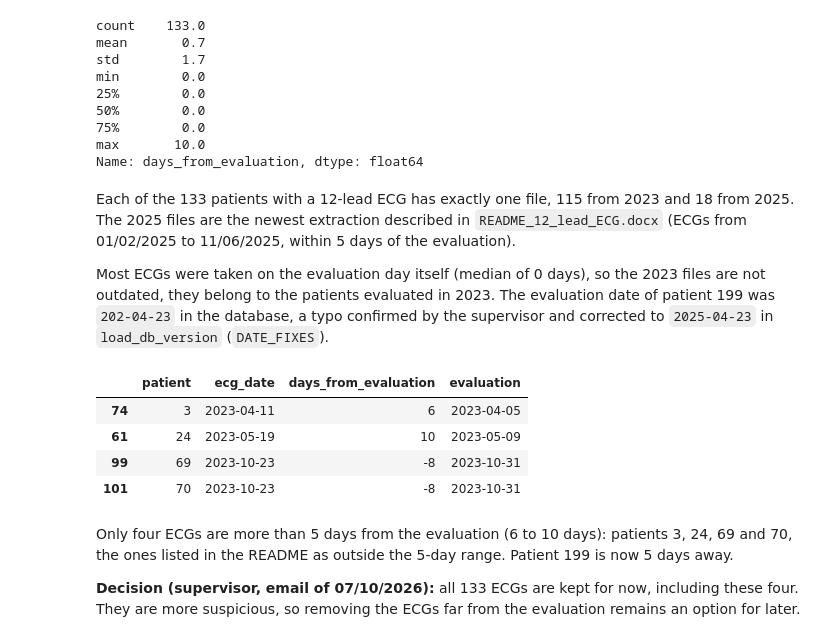
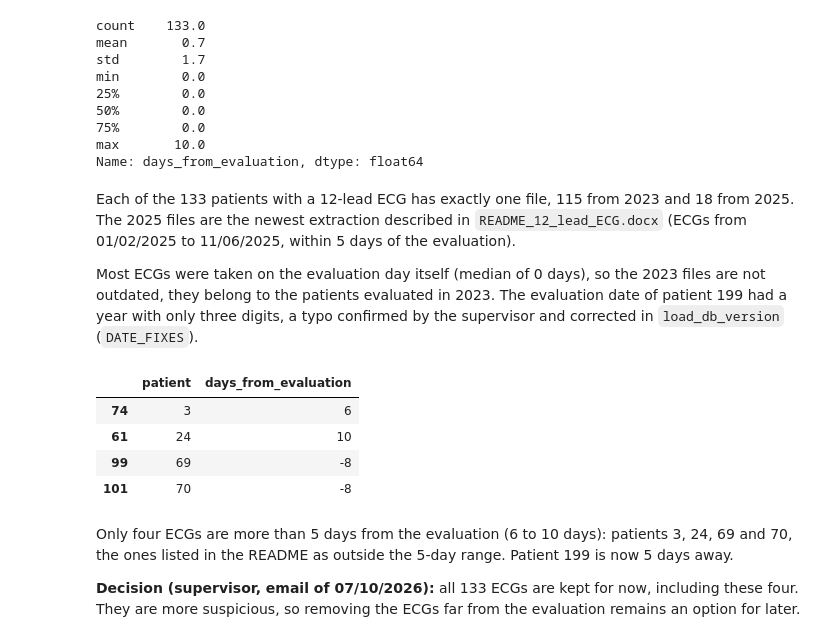
Before and after one commit to Alejandro-131004/cardio-trimodal-align, a Jupyter notebook: Notebooks/Data_Preparation.ipynb, the cells around one changed output. Saved outputs shown, nothing was run; the diff lists cells and outputs as text; code cells hidden in the pictures.

```diff
--- a/Notebooks/Data_Preparation.ipynb
+++ b/Notebooks/Data_Preparation.ipynb
@@ -553,16 +556,16 @@ Name: days_from_evaluation, dtype: float64
 # %% [markdown]
 Each of the 133 patients with a 12-lead ECG has exactly one file, 115 from 2023 and 18 from 2025. The 2025 files are the newest extraction described in `README_12_lead_ECG.docx` (ECGs from 01/02/2025 to 11/06/2025, within 5 days of the evaluation).
 
-Most ECGs were taken on the evaluation day itself (median of 0 days), so the 2023 files are not outdated, they belong to the patients evaluated in 2023. The evaluation date of patient 199 was `202-04-23` in the database, a typo confirmed by the supervisor and corrected to `2025-04-23` in `load_db_version` (`DATE_FIXES`).
+Most ECGs were taken on the evaluation day itself (median of 0 days), so the 2023 files are not outdated, they belong to the patients evaluated in 2023. The evaluation date of patient 199 had a year with only three digits, a typo confirmed by the supervisor and corrected in `load_db_version` (`DATE_FIXES`).
 # %%
-far = ecg12[ecg12["days_from_evaluation"].abs() > 5].assign(evaluation=lambda d: d["patient"].map(evaluation))
-far.sort_values("patient")
+far = ecg12[ecg12["days_from_evaluation"].abs() > 5]
+far.sort_values("patient")[["patient", "days_from_evaluation"]]
 # %% [output]
-|  | patient | ecg_date | days_from_evaluation | evaluation |
-| 74 | 3 | 2023-04-11 | 6 | 2023-04-05 |
-| 61 | 24 | 2023-05-19 | 10 | 2023-05-09 |
-| 99 | 69 | 2023-10-23 | -8 | 2023-10-31 |
-| 101 | 70 | 2023-10-23 | -8 | 2023-10-31 |
+|  | patient | days_from_evaluation |
+| 74 | 3 | 6 |
+| 61 | 24 | 10 |
+| 99 | 69 | -8 |
+| 101 | 70 | -8 |
 # %% [markdown]
 Only four ECGs are more than 5 days from the evaluation (6 to 10 days): patients 3, 24, 69 and 70, the ones listed in the README as outside the 5-day range. Patient 199 is now 5 days away.
 
```
Also changed, not shown: parts of 11 cells of this notebook.
